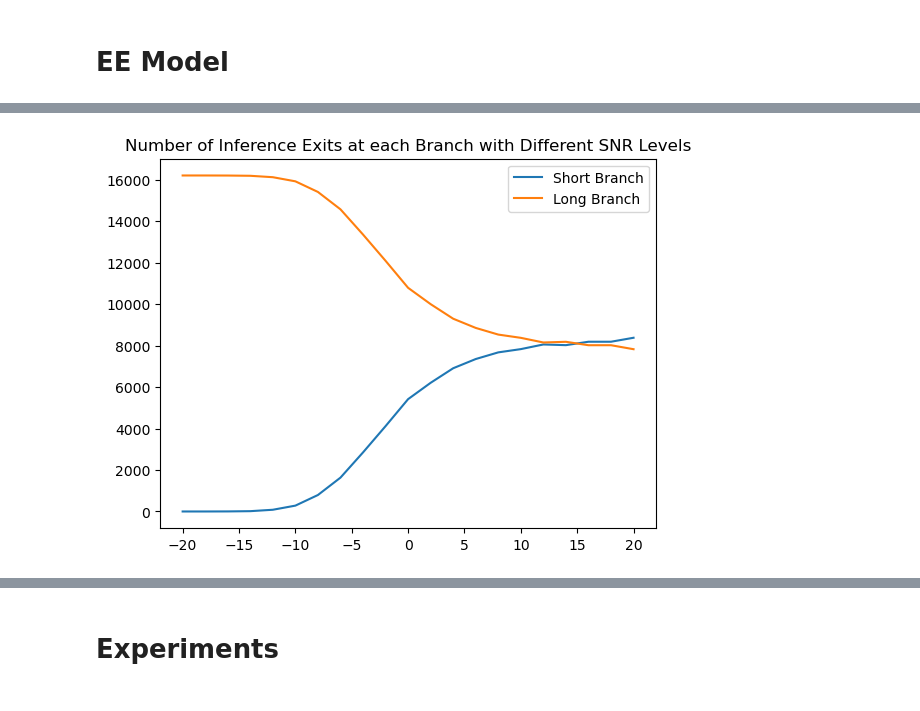
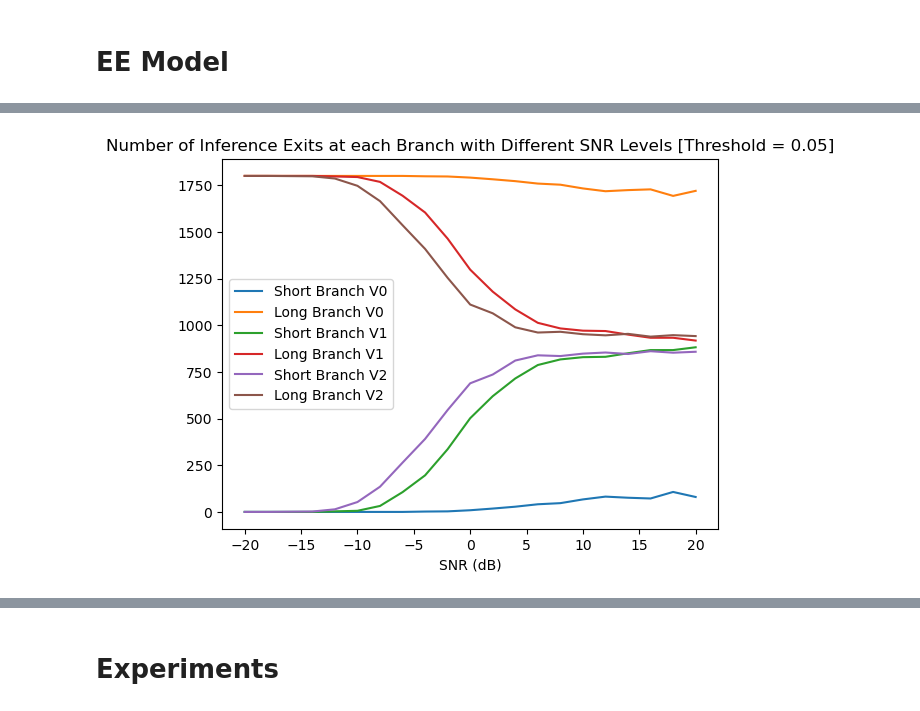
Before and after one commit to ElsayedMMohammed/modulation_classification_using_early_exiting, a Jupyter notebook: EE for Modulation Classification.ipynb, the cells around one changed output, grey strips where cells are left out. Cells and saved outputs as stored; diff of their text form; code cells hidden in the pictures.

```diff
--- a/EE for Modulation Classification.ipynb
+++ b/EE for Modulation Classification.ipynb
@@ -137,3 +162,0 @@ Overall Weighted Accuracy: 63.17%
-# %%
-eeRecorder, preds, acc = EE.infer(valLoader, threshold=0.1)
-EE.testingSummary(eeRecorder, nBranches=2, overall=True)
@@ -145,0 +307,14 @@ Overall Weighted Accuracy: 63.17%
+# %%
+V4_titleToday = "./models/best_eeV4_0502_night.pth"
+eeNet_V4 = eeModel_V4().to(device)
+eeNet_V4.load_state_dict(torch.load(eeV4_initialWeights))
+
+optimizer_ee_V4 = optim.Adam(eeNet_V4.parameters(), lr=0.0001, weight_decay=5e-4)
+scheduler_V4 = CosineAnnealingLR(optimizer_ee_V4, 50, verbose=True)
+scheduler_V4 = None
+criterion_ee_V4 = nn.CrossEntropyLoss()
+
+EE_V4 = eeHandler(eeNet_V4, criterion_ee_V4, optimizer_ee_V4, device, scheduler=scheduler_V4, num_epochs=NUM_EPOCHS, bestPath=V4_titleToday)
+eeNet_V4, eeHistory_V4 = EE_V4.train(trainLoader, valLoader)
+eeNet_V4.load_state_dict(torch.load(V4_titleToday))
+#eeNet_V0.load_state_dict(torch.load("./models/best_eeV0_0426.pth"))
@@ -149,10 +352,11 @@ Overall Weighted Accuracy: 63.17%
 snrs = dataHandler.get_snrs()
 trainXs, valXs, testXs = dataHandler.get_Xs()
 trainLabels, valLabels, testLabels = dataHandler.get_labels()
+label_dict = dataHandler.get_label_dict()
 
-label_dict = dataHandler.get_label_dict()
 stringSNRs = ['{}'.format(x) for x in snrs]
-accuracies = {t:{x:{y: 0 for y in stringSNRs} for x in ['train', 'val', 'test']} for t in ["Baseline", "EE"]}
+thresholds = [0.05, 0.15, 0.3, 0.4]
+nBranches = 2
 
-nBranches = 2
-inferenceCounter = {x: {snr: 0 for snr in stringSNRs} for x in range(nBranches)}
+accuracies = {typ: {thre:{y: 0 for y in stringSNRs} for thre in thresholds} for typ in ["Baseline", "V0", "V1", "V2", "V3", "V4"]}
+inferenceCounter = {y: {thre: {x: {snr: 0 for snr in stringSNRs} for x in range(nBranches)} for thre in thresholds} for y in ["V0", "V1", "V2", "V3", "V4"]}
@@ -220,11 +776,20 @@ plt.show()
 # %%
+THRESHOLD = 0.05
 fig = plt.Figure()
 
 xAxis = np.arange(-20, 21, 2) #SNRs
-plt.plot(xAxis, list(inferenceCounter[0].values()))
-plt.plot(xAxis, list(inferenceCounter[1].values()))
-plt.legend(["Short Branch", "Long Branch"])
-plt.title("Number of Inference Exits at each Branch with Different SNR Levels");
+plt.plot(xAxis, list(inferenceCounter["EE_V0"][THRESHOLD][0].values()))
+plt.plot(xAxis, list(inferenceCounter["EE_V0"][THRESHOLD][1].values()))
+
+plt.plot(xAxis, list(inferenceCounter["EE_V1"][THRESHOLD][0].values()))
+plt.plot(xAxis, list(inferenceCounter["EE_V1"][THRESHOLD][1].values()))
+
+plt.plot(xAxis, list(inferenceCounter["EE_V2"][THRESHOLD][0].values()))
+plt.plot(xAxis, list(inferenceCounter["EE_V2"][THRESHOLD][1].values()))
+
+plt.legend(["Short Branch V0", "Long Branch V0", "Short Branch V1", "Long Branch V1", "Short Branch V2", "Long Branch V2"])
+plt.title("Number of Inference Exits at each Branch with Different SNR Levels [Threshold = {}]".format(THRESHOLD));
+plt.xlabel("SNR (dB)")
 plt.show()
 # %% [output]
-[figure, old version]
+[figure, new version]
```
Also changed, not shown: parts of 76 cells of this notebook.
